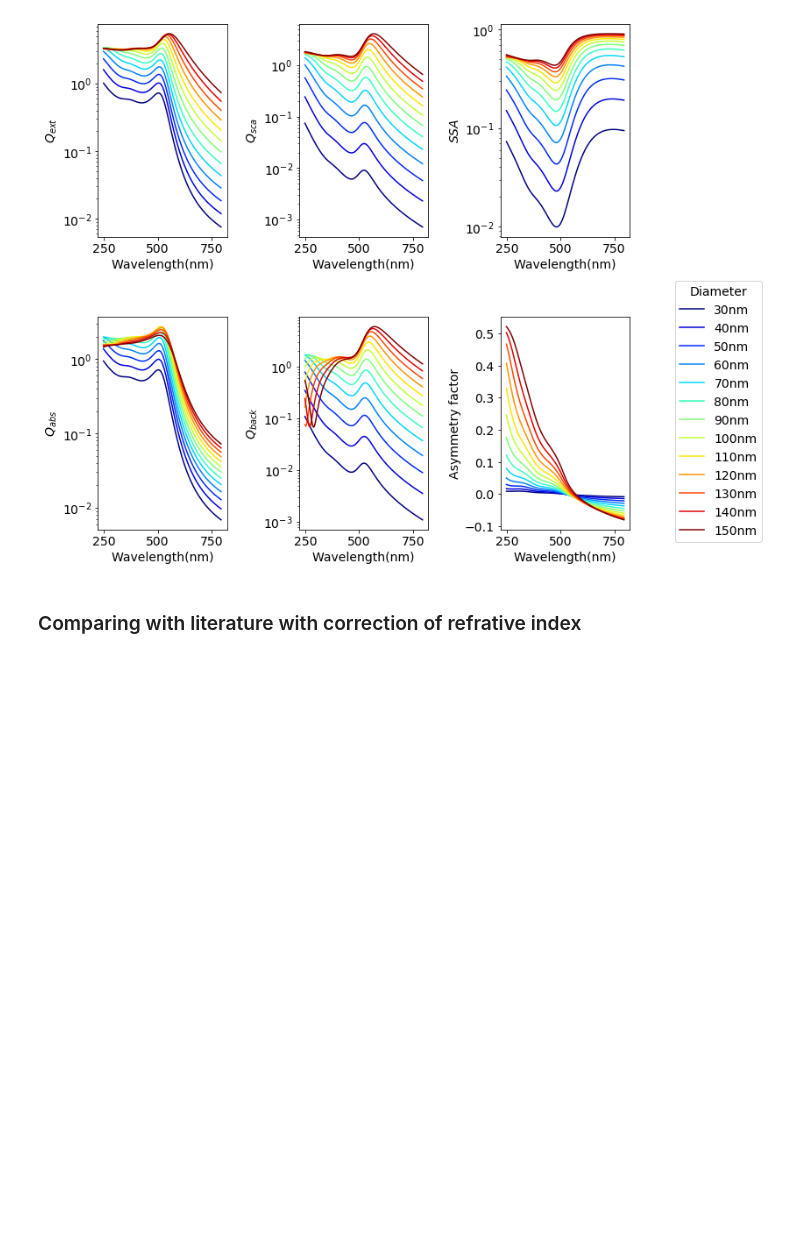
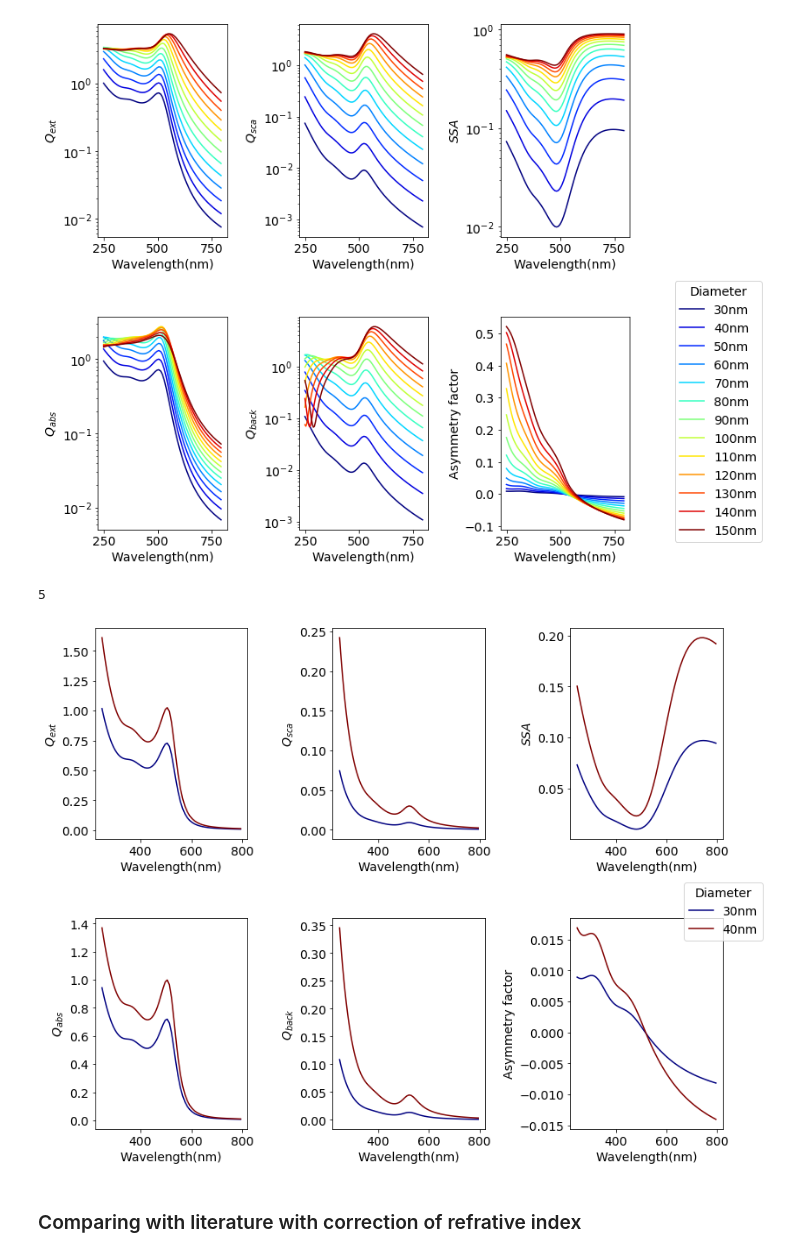
Before and after one commit to kiwiriver/covid_gnp, a Jupyter notebook: notebook/t01_mie.ipynb, the cells around one changed output. Saved outputs shown, nothing was run; the diff lists cells and outputs as text; code cells hidden in the pictures; blank space fills up the shorter version.

```diff
--- a/notebook/t01_mie.ipynb
+++ b/notebook/t01_mie.ipynb
@@ -154,7 +154,7 @@ def run_mie(nv, kv, wv, dv):
 
     return [qextv,qscav, qabsv, qbackv,gv]
 
-def plot_q(datav,  wv, dv,fileout, figsize=(12,9)):
+def plot_q(datav,  wv, dv,fileout, yscale='log', figsize=(12,9)):
     [qextv,qscav,qabsv,qbackv, gv]=datav
     plt.figure(figsize=figsize)
     nd=len(dv)
@@ -167,7 +167,7 @@ def plot_q(datav,  wv, dv,fileout, figsize=(12,9)):
     ax=plt.subplot(231)
     plt.gca().set_prop_cycle(plt.cycler('color', plt.cm.jet(np.linspace(0, 1, num_plots))))
 
-    ax.set_yscale('log')
+    ax.set_yscale(yscale)
     for j in range(nd):
         tmp=plt.plot(wv,qextv[:,j], label=dv[j])
 
@@ -177,7 +177,7 @@ def plot_q(datav,  wv, dv,fileout, figsize=(12,9)):
     ax=plt.subplot(232)
     plt.gca().set_prop_cycle(plt.cycler('color', plt.cm.jet(np.linspace(0, 1, num_plots))))
 
-    ax.set_yscale('log')
+    ax.set_yscale(yscale)
     for j in range(nd):
         tmp=plt.plot(wv,qscav[:,j], label=str(dv[j])+'nm')
     plt.ylabel("$Q_{sca}$")
@@ -187,7 +187,7 @@ def plot_q(datav,  wv, dv,fileout, figsize=(12,9)):
     ax=plt.subplot(233)
     plt.gca().set_prop_cycle(plt.cycler('color', plt.cm.jet(np.linspace(0, 1, num_plots))))
 
-    ax.set_yscale('log')
+    ax.set_yscale(yscale)
     for j in range(nd):
         tmp=plt.plot(wv,qscav[:,j]/qextv[:,j], label=str(dv[j])+'nm')
     plt.ylabel("$SSA$")
@@ -196,7 +196,7 @@ def plot_q(datav,  wv, dv,fileout, figsize=(12,9)):
     ax=plt.subplot(234)
     plt.gca().set_prop_cycle(plt.cycler('color', plt.cm.jet(np.linspace(0, 1, num_plots))))
 
-    ax.set_yscale('log')
+    ax.set_yscale(yscale)
     for j in range(nd):
         tmp=plt.plot(wv,qabsv[:,j], label=str(dv[j])+'nm')
     plt.ylabel("$Q_{abs}$")
@@ -205,7 +205,7 @@ def plot_q(datav,  wv, dv,fileout, figsize=(12,9)):
     ax=plt.subplot(235)
     plt.gca().set_prop_cycle(plt.cycler('color', plt.cm.jet(np.linspace(0, 1, num_plots))))
 
-    ax.set_yscale('log')
+    ax.set_yscale(yscale)
     for j in range(nd):
         tmp=plt.plot(wv,qbackv[:,j], label=str(dv[j])+'nm')
     plt.ylabel("$Q_{back}$")
@@ -232,6 +232,15 @@ fileout='/Users/mgao1/Desktop/gold_nanoparticle.pdf'
 plot_q(datav, wv, dv, fileout)
 # %% [output]
 [figure]
+# %%
+len(datav)
+# %% [output]
+5
+# %%
+fileout='/Users/mgao1/Desktop/gold_nanoparticle.pdf'
+plot_q(datav, wv, dv[:2], fileout,yscale='linear')
+# %% [output]
+[figure, added]
 # %% [markdown]
 ### Comparing with literature with correction of refrative index
 # %% [markdown]
```
Also changed, not shown: 4 other files.
